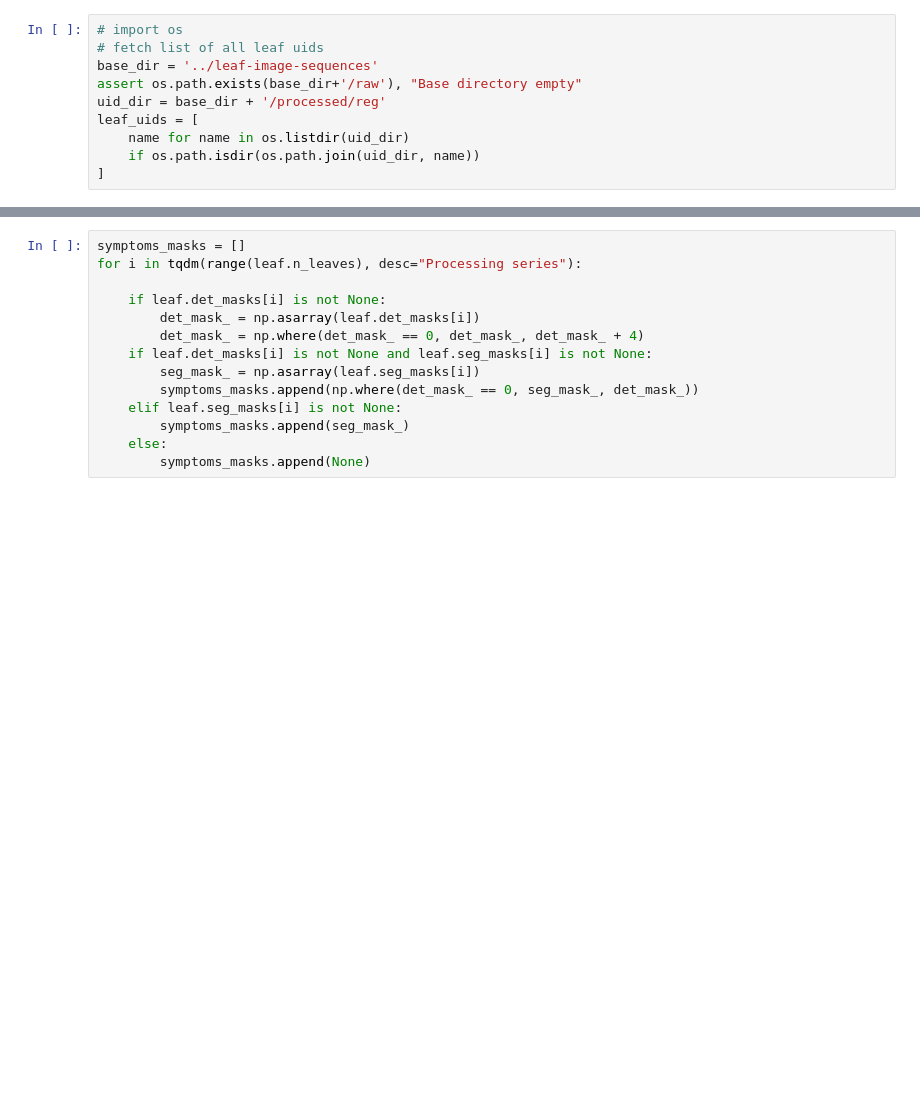
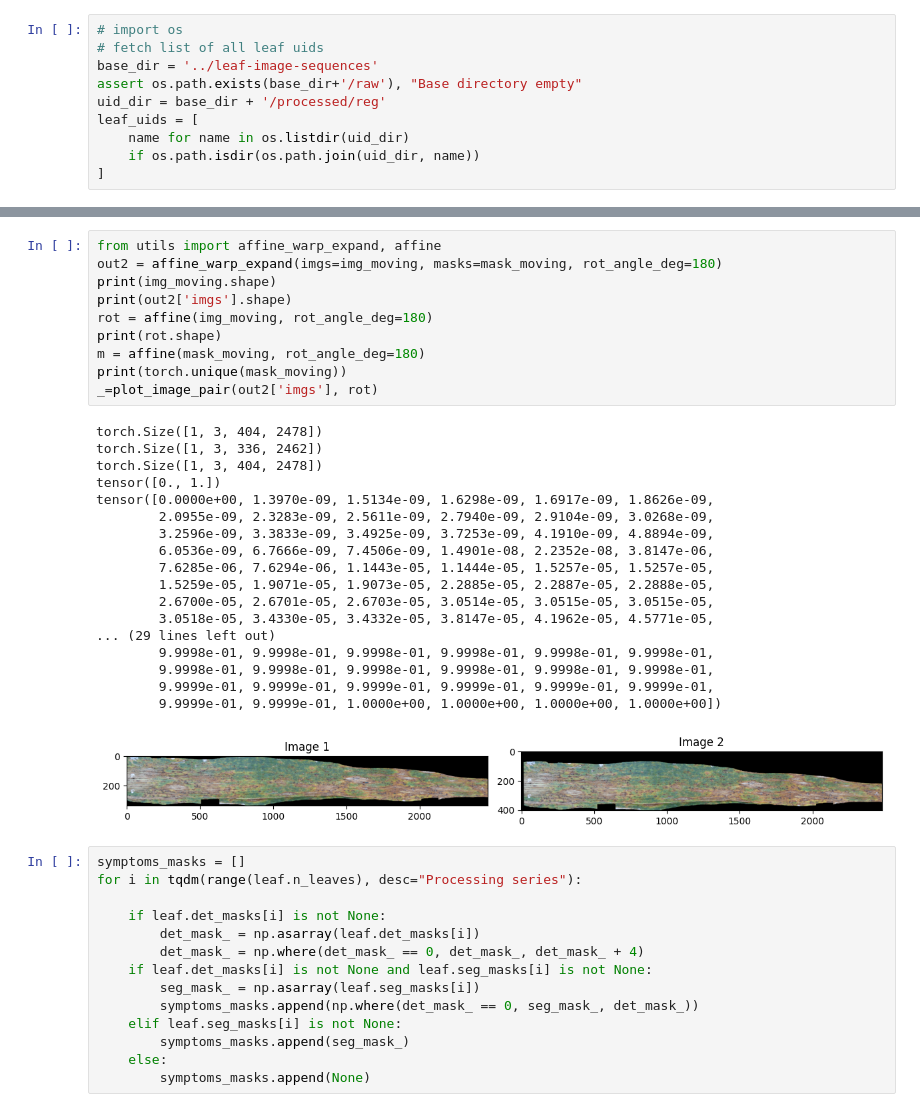
Before and after one commit to eboesch/LeafAlignment, a Jupyter notebook: series_reg_eval.ipynb, the cells around one changed output, grey strips where cells are left out. Saved outputs shown, nothing was run; the diff lists cells and outputs as text; blank space fills up the shorter version.

```diff
--- a/series_reg_eval.ipynb
+++ b/series_reg_eval.ipynb
@@ -254,3 +282,32 @@ leaf.images[0]
+# %%
+from utils import affine_warp_expand, affine
+out2 = affine_warp_expand(imgs=img_moving, masks=mask_moving, rot_angle_deg=180)
+print(img_moving.shape)
+print(out2['imgs'].shape)
+rot = affine(img_moving, rot_angle_deg=180)
+print(rot.shape)
+m = affine(mask_moving, rot_angle_deg=180)
+print(torch.unique(mask_moving))
+_=plot_image_pair(out2['imgs'], rot)
+# %% [output]
+torch.Size([1, 3, 404, 2478])
+torch.Size([1, 3, 336, 2462])
+torch.Size([1, 3, 404, 2478])
+tensor([0., 1.])
+tensor([0.0000e+00, 1.3970e-09, 1.5134e-09, 1.6298e-09, 1.6917e-09, 1.8626e-09,
+        2.0955e-09, 2.3283e-09, 2.5611e-09, 2.7940e-09, 2.9104e-09, 3.0268e-09,
+        3.2596e-09, 3.3833e-09, 3.4925e-09, 3.7253e-09, 4.1910e-09, 4.8894e-09,
+        6.0536e-09, 6.7666e-09, 7.4506e-09, 1.4901e-08, 2.2352e-08, 3.8147e-06,
+        7.6285e-06, 7.6294e-06, 1.1443e-05, 1.1444e-05, 1.5257e-05, 1.5257e-05,
+        1.5259e-05, 1.9071e-05, 1.9073e-05, 2.2885e-05, 2.2887e-05, 2.2888e-05,
+        2.6700e-05, 2.6701e-05, 2.6703e-05, 3.0514e-05, 3.0515e-05, 3.0515e-05,
+        3.0518e-05, 3.4330e-05, 3.4332e-05, 3.8147e-05, 4.1962e-05, 4.5771e-05,
+... (29 lines left out)
+        9.9998e-01, 9.9998e-01, 9.9998e-01, 9.9998e-01, 9.9998e-01, 9.9998e-01,
+        9.9998e-01, 9.9998e-01, 9.9998e-01, 9.9998e-01, 9.9998e-01, 9.9998e-01,
+        9.9999e-01, 9.9999e-01, 9.9999e-01, 9.9999e-01, 9.9999e-01, 9.9999e-01,
+        9.9999e-01, 9.9999e-01, 1.0000e+00, 1.0000e+00, 1.0000e+00, 1.0000e+00])
+[figure, added]
 # %%
 symptoms_masks = []
 for i in tqdm(range(leaf.n_leaves), desc="Processing series"):
```
Also changed, not shown: parts of 11 cells of this notebook, 3 other files.
